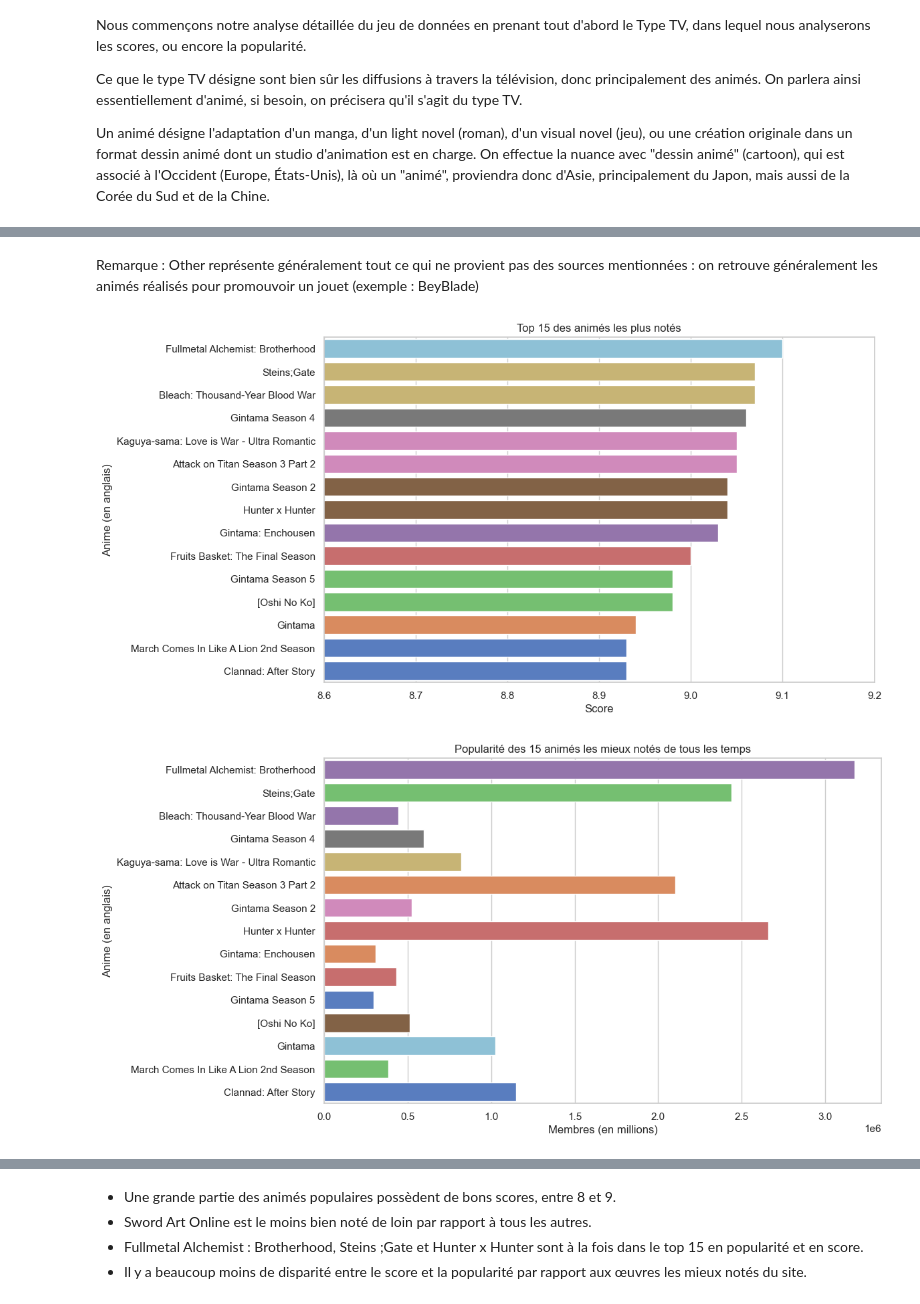
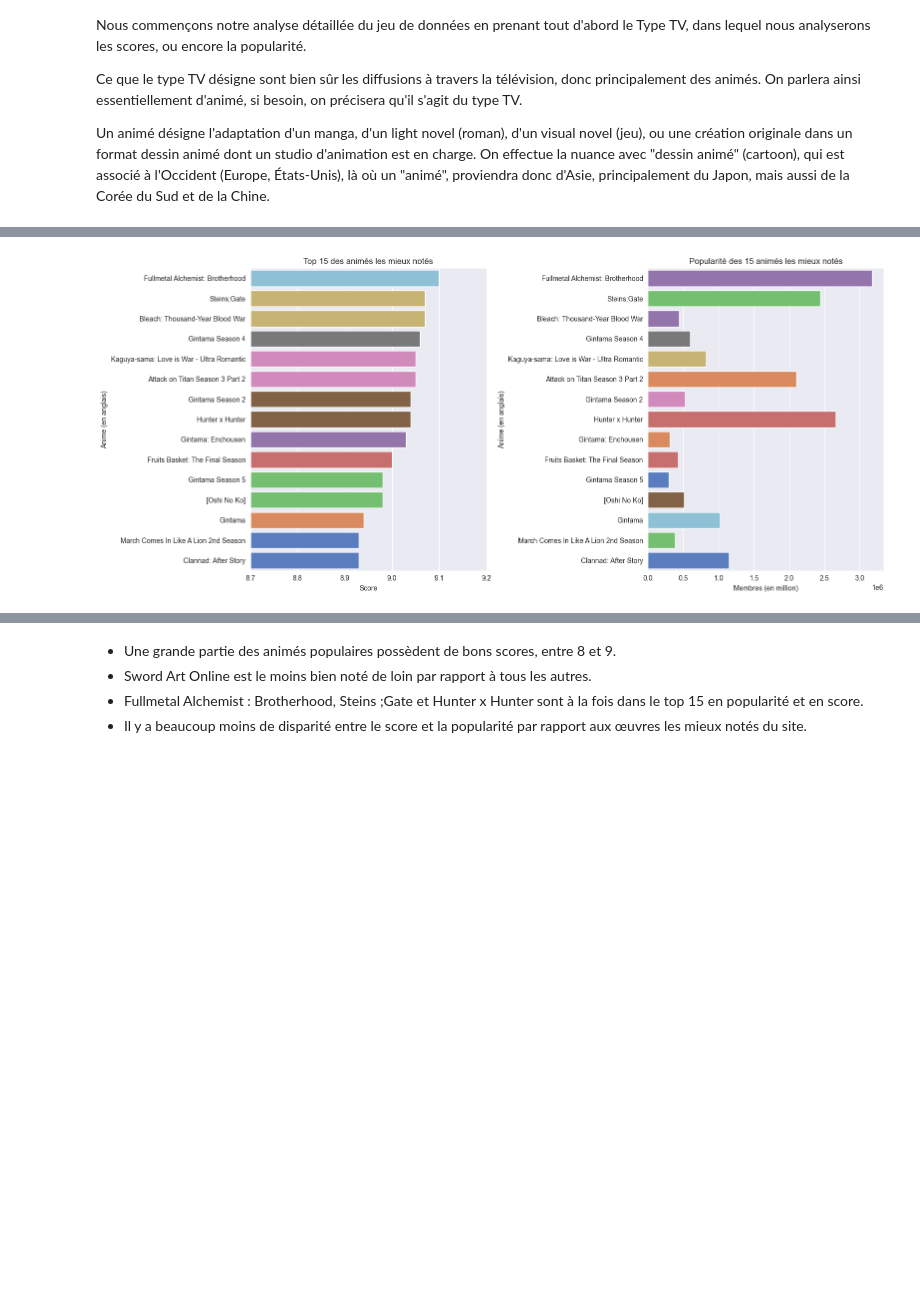
Before and after one commit to TAMINE-CYRIL/MyAnimeList-Analysis, a Jupyter notebook: notebook.ipynb, the cells around one changed output, grey strips where cells are left out. Saved outputs shown, nothing was run; the diff lists cells and outputs as text; code cells hidden in the pictures; blank space fills up the shorter version.

```diff
--- a/notebook.ipynb
+++ b/notebook.ipynb
@@ -19,3 +20,10 @@ df = pd.read_csv("./data/anime-dataset-2023.csv")
 df = df.loc[(df["Score"] != "UNKNOWN") & (df["Type"] != "UNKNOWN")]
 df = df.drop(columns=["Producers", "Licensors", "Synopsis", "Image URL"])
 df["Source"] = df["Source"].replace("Unknown", "Other")
+df["Score"] = pd.to_numeric(df["Score"], errors="coerce")
+df["Episodes"] = pd.to_numeric(df["Episodes"], errors="coerce")
+df["Rank"] = pd.to_numeric(df["Rank"], errors="coerce")
+df["Scored By"] = pd.to_numeric(df["Scored By"], errors="coerce")
+
+# On supprime les doublons
+df = df.drop_duplicates()
@@ -156,32 +220,39 @@ plt.show()
-# %% [markdown]
-Remarque : Other représente généralement tout ce qui ne provient pas des sources mentionnées : on retrouve généralement les animés réalisés pour promouvoir un jouet (exemple : BeyBlade)
 # %%
 # --- Données : top 15 par score ---
-
 top15_score = df_anime.sort_values(by="Score", ascending=False).head(15)
 
-plt.figure(figsize=(12, 6))
-sns.barplot(x="Score", y="English name", data=top15_score, hue="Score", legend=False, palette="muted")
+fig, (ax1, ax2) = plt.subplots(1, 2, figsize=(16, 7))
 
+sns.barplot(
+    x="Score",
+    y="English name",
+    data=top15_score,
+    hue="Score",
+    palette="muted",
+    dodge=False,
+    ax=ax1,
+    legend=False)
+ax1.set_xlabel("Score")
+ax1.set_ylabel("Anime (en anglais)")
+ax1.set_xlim(8.7, 9.2)
+ax1.set_title("Top 15 des animés les mieux notés")
 
-plt.xlabel("Score")
-plt.ylabel("Anime (en anglais)")
-plt.xlim(8.6, 9.2)
+sns.barplot(
+    x="Members",
+    y="English name",
+    data=top15_score,
+    hue="Members",
+    palette="muted",
+    dodge=False,
+    ax=ax2,
+    legend=False)
+ax2.set_xlabel("Membres (en million)")
+ax2.set_ylabel("Anime (en anglais)")
+ax2.set_title("Popularité des 15 animés les mieux notés")
+
 plt.tight_layout()
-plt.title("Top 15 des animés les plus notés")
 plt.show()
-
-plt.figure(figsize=(12, 6))
-sns.barplot(x="Members", y="English name", data=top15_score, hue="Members", legend=False, palette="muted")
-
-
-plt.xlabel("Membres (en millions)")
-plt.ylabel("Anime (en anglais)")
-plt.tight_layout()
-plt.title("Popularité des 15 animés les mieux notés de tous les temps")
-plt.show()
 # %% [output]
-[figure, old version]
+[figure, new version]
-[figure, removed]
 # %%
 # --- Données : top 15 par popularité ---
```
Also changed, not shown: parts of 24 cells of this notebook.
